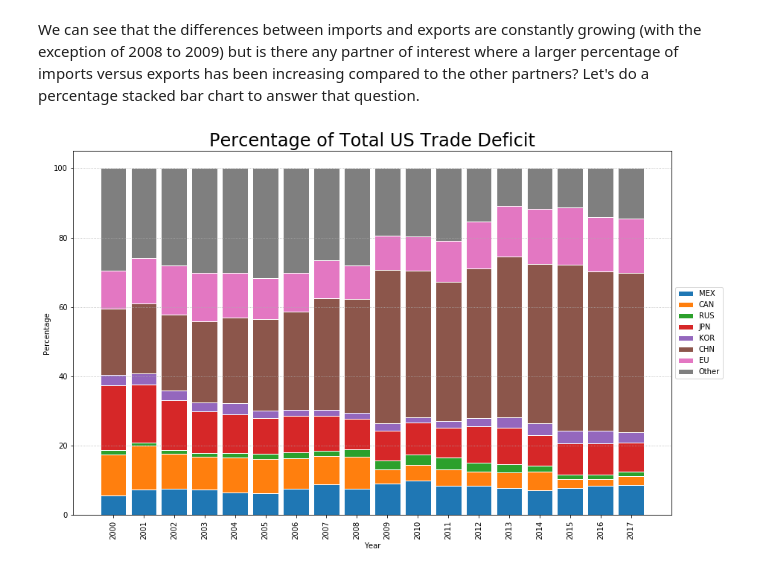
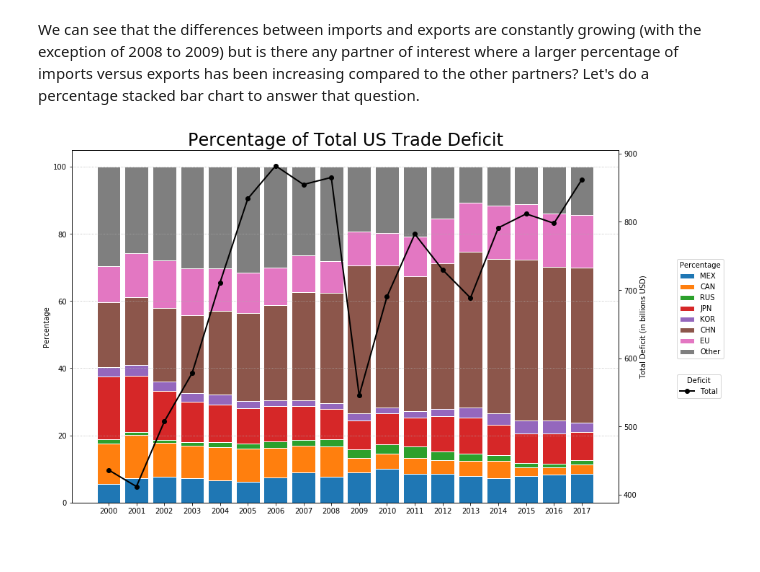
Before and after one commit to marks6i/project-one, a Jupyter notebook: Analysis_1/Difference_and_Scale.ipynb, the cells around one changed output. Saved outputs shown, nothing was run; the diff lists cells and outputs as text; code cells hidden in the pictures.

Commit message:
Added a deficit line overlay to percentage chart

```diff
--- a/Analysis_1/Difference_and_Scale.ipynb
+++ b/Analysis_1/Difference_and_Scale.ipynb
@@ -183,37 +183,48 @@ WLD_df = data_df[data_df.Partner == 'WLD']
 
 # From raw value to percentage
 for partner in another_partner_list:
     partner_df = data_df[data_df.Partner == partner]
     partner_pct_dict[partner] = [i * 100 / j for i,j in zip(partner_df['Difference'], WLD_df['Difference'])]
 
 # plot
 barWidth = 0.85
 
 bottom_list = [0.0  for year in year_list]
 
 fig_diff_stacked, ax_diff_stacked = plt.subplots(figsize=(16,9))
 
 ax_diff_stacked.grid(linestyle=':',axis='y')
 
 for partner in another_partner_list:
-    ax_diff_stacked.bar(year_list, partner_pct_dict[partner], bottom=bottom_list,
-            edgecolor='white', width=barWidth, label=partner)
+    ax_diff_stacked.bar(year_list, partner_pct_dict[partner],
+                        bottom=bottom_list, edgecolor='white', width=barWidth, label=partner)
     bottom_list = [i+j for i,j in zip(bottom_list, partner_pct_dict[partner])]
 
-# Shrink current axis by 10%
+# Shrink current axis by 15%
 box = ax_diff_stacked.get_position()
-ax_diff_stacked.set_position([box.x0, box.y0, box.width * 0.9, box.height])
+new_position = [box.x0, box.y0, box.width * 0.85, box.height]
+ax_diff_stacked.set_position(new_position)
 
 # Put a legend to the right of the current axis
-ax_diff_stacked.legend(loc='center left', bbox_to_anchor=(1, 0.5))
+ax_diff_stacked.legend(title='Percentage', loc='center left', bbox_to_anchor=(1.1, 0.55))
+ax_diff_stacked.set_ylabel('Percentage')
+
+ax_total_line = ax_diff_stacked.twinx()
+ax_total_line.plot(year_list, WLD_df['Difference'],
+                   color='black', linewidth=2, marker='o', label='Total')
+
+# Shrink current axis by 10%
+#box = ax_total_line.get_position()
+ax_total_line.set_position(new_position)
+ax_total_line.set_ylabel("Total Deficit (in billions USD)")
+ax_total_line.legend(title='Deficit', loc='center left', bbox_to_anchor=(1.1, 0.33))
 
 # Custom x axis
 plt.xticks(year_list, rotation=90)
 plt.xlabel("Year")
 plt.title('Percentage of Total US Trade Deficit', fontsize=24)
-plt.ylabel('Percentage')
 
 # Show graphic
 plt.show()
 # %% [output]
-[figure, old version]
+[figure, new version]
```
